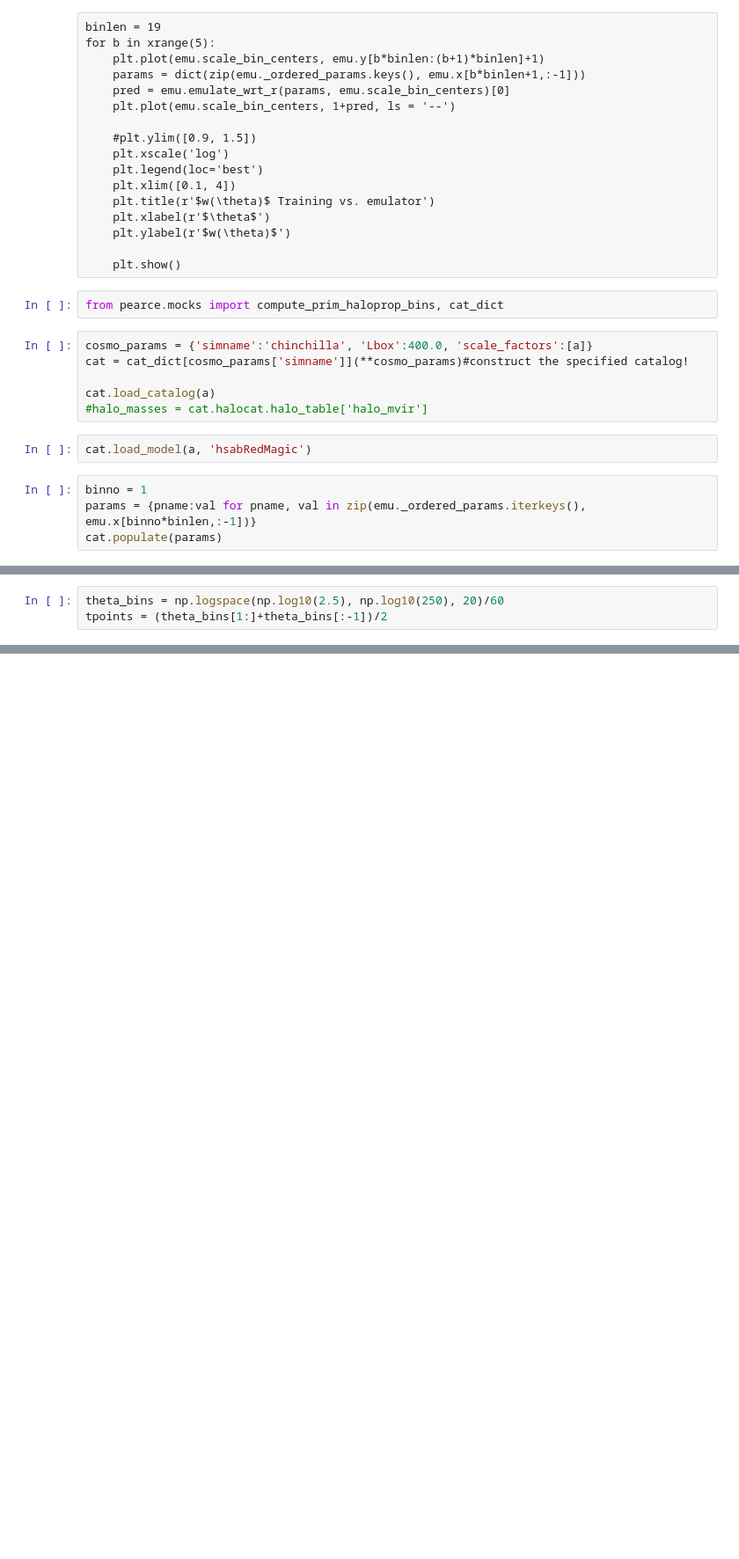
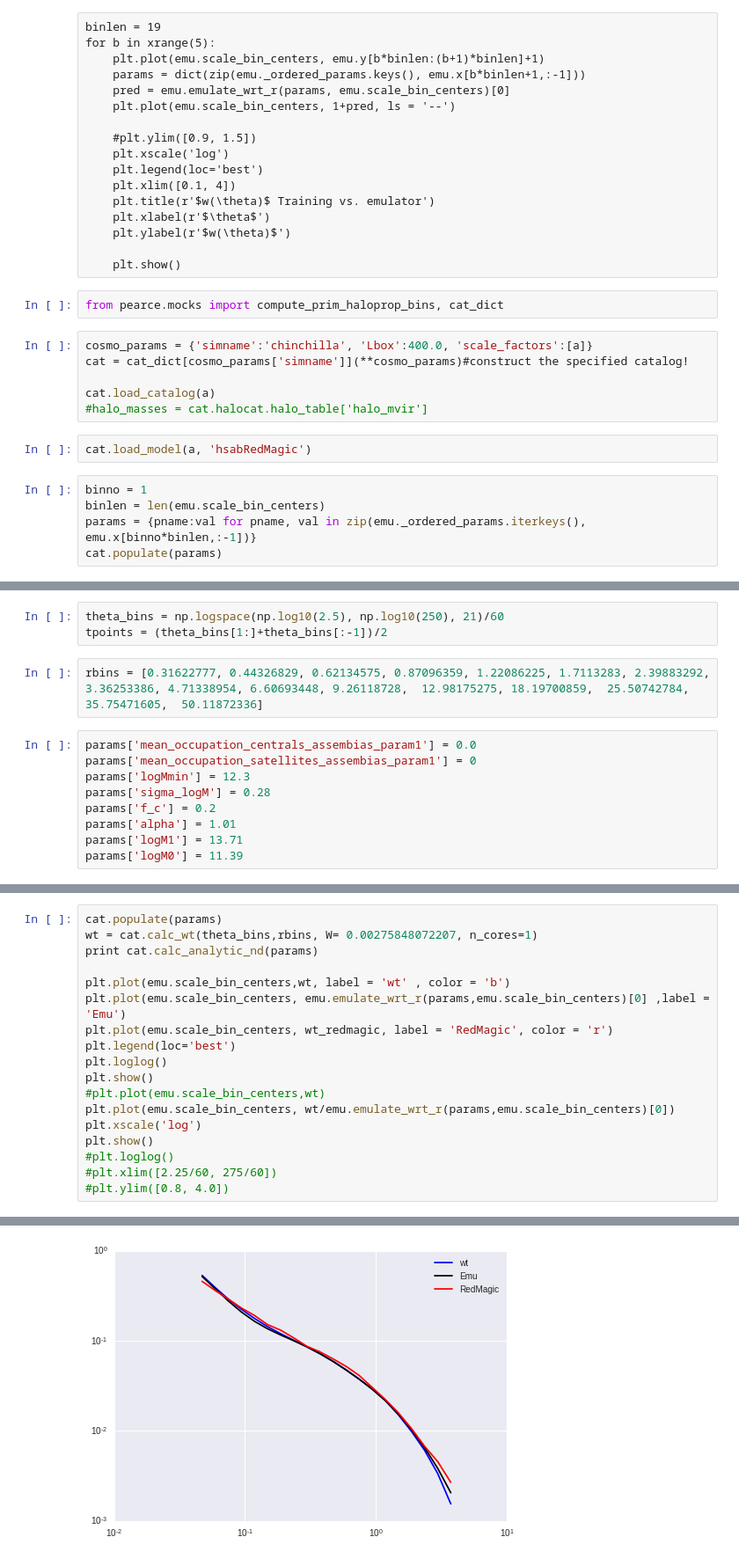
Before and after one commit to mclaughlin6464/pearce, a Jupyter notebook: notebooks/Test wt Emulator.ipynb, the cells around one changed output, grey strips where cells are left out. Shown at 88% size. Cells and saved outputs as stored; diff of their text form; blank space fills up the shorter version.

```diff
--- a/notebooks/Test wt Emulator.ipynb
+++ b/notebooks/Test wt Emulator.ipynb
@@ -156,5 +155,6 @@ cat.load_catalog(a)
 cat.load_model(a, 'hsabRedMagic')
 # %%
 binno = 1
+binlen = len(emu.scale_bin_centers)
 params = {pname:val for pname, val in zip(emu._ordered_params.iterkeys(), emu.x[binno*binlen,:-1])}
 cat.populate(params)
@@ -172,3 +161,14 @@ plt.ylim([0.8, 4.0])
 # %%
-theta_bins = np.logspace(np.log10(2.5), np.log10(250), 20)/60
+theta_bins = np.logspace(np.log10(2.5), np.log10(250), 21)/60
 tpoints = (theta_bins[1:]+theta_bins[:-1])/2
+# %%
+rbins = [0.31622777, 0.44326829, 0.62134575, 0.87096359, 1.22086225, 1.7113283, 2.39883292, 3.36253386, 4.71338954, 6.60693448, 9.26118728,  12.98175275, 18.19700859,  25.50742784,  35.75471605,  50.11872336]
+# %%
+params['mean_occupation_centrals_assembias_param1'] = 0.0
+params['mean_occupation_satellites_assembias_param1'] = 0
+params['logMmin'] = 12.3
+params['sigma_logM'] = 0.28
+params['f_c'] = 0.2
+params['alpha'] = 1.01
+params['logM1'] = 13.71
+params['logM0'] = 11.39
@@ -174,0 +188,19 @@ tpoints = (theta_bins[1:]+theta_bins[:-1])/2
+# %%
+cat.populate(params)
+wt = cat.calc_wt(theta_bins,rbins, W= 0.00275848072207, n_cores=1)
+print cat.calc_analytic_nd(params)
+
+plt.plot(emu.scale_bin_centers,wt, label = 'wt' , color = 'b')
+plt.plot(emu.scale_bin_centers, emu.emulate_wrt_r(params,emu.scale_bin_centers)[0] ,label = 'Emu')
+plt.plot(emu.scale_bin_centers, wt_redmagic, label = 'RedMagic', color = 'r')
+plt.legend(loc='best')
+plt.loglog()
+plt.show()
+#plt.plot(emu.scale_bin_centers,wt)
+plt.plot(emu.scale_bin_centers, wt/emu.emulate_wrt_r(params,emu.scale_bin_centers)[0])
+plt.xscale('log')
+plt.show()
+#plt.loglog()
+#plt.xlim([2.25/60, 275/60])
+#plt.ylim([0.8, 4.0])
+# %% [output]
@@ -174,0 +208 @@ tpoints = (theta_bins[1:]+theta_bins[:-1])/2
+[figure, added]
```
Also changed, not shown: parts of 14 cells of this notebook, 2 other files.
